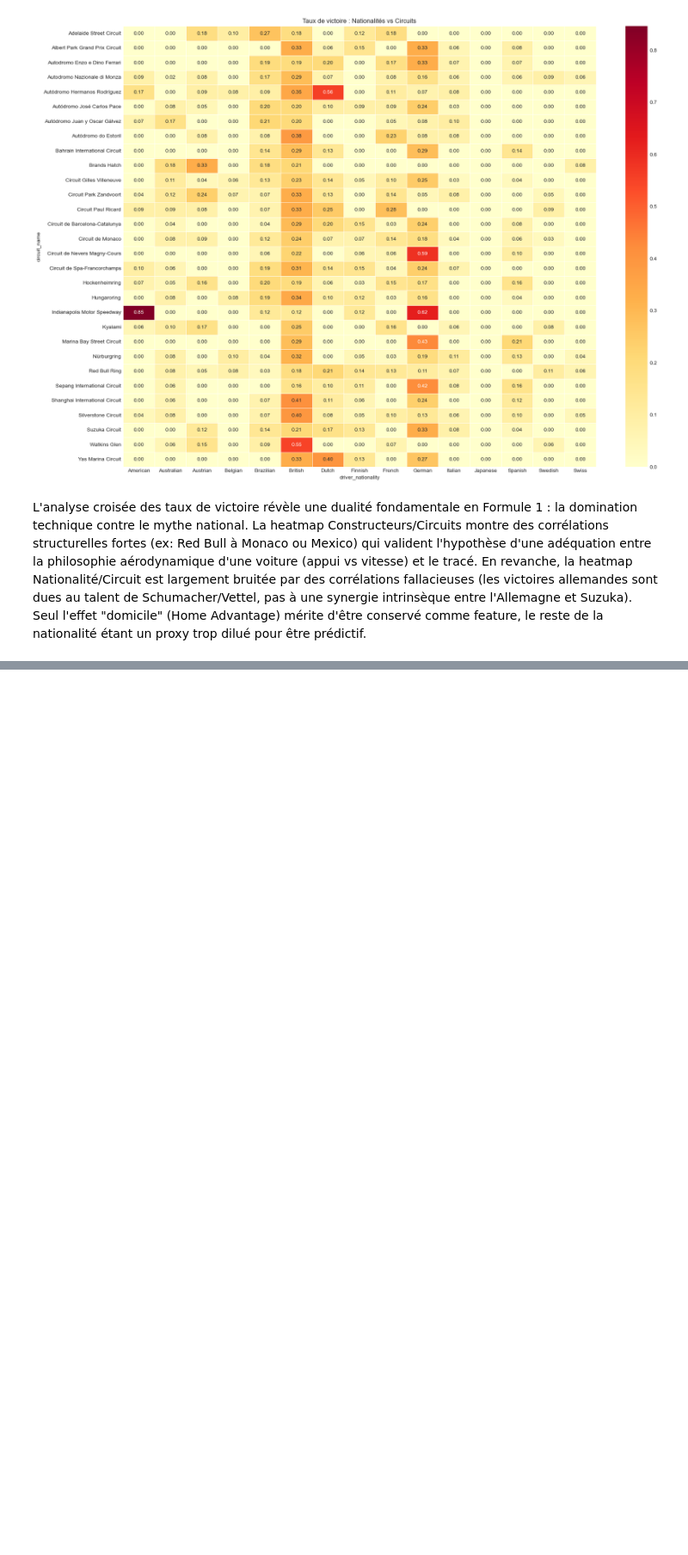
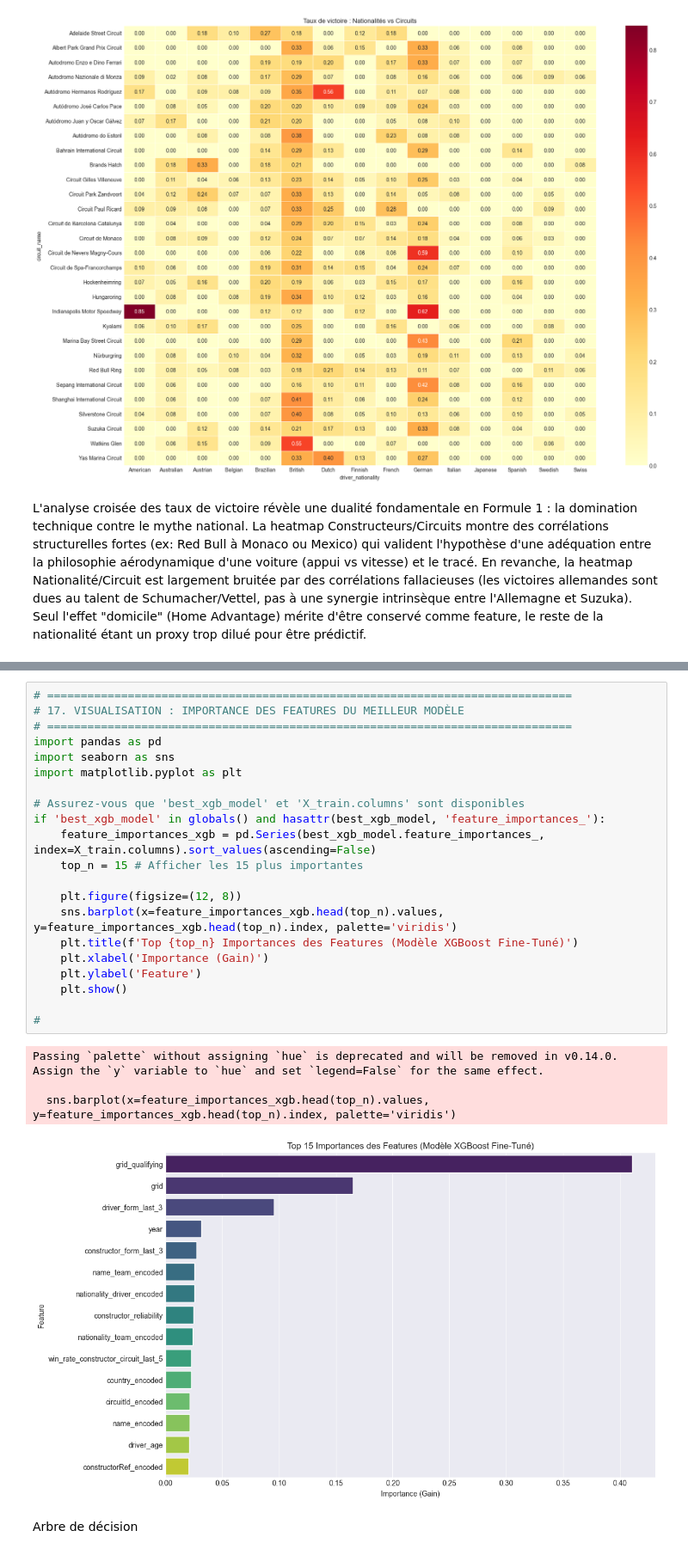
Before and after one commit to antoninnnnn/ProjetF1, a Jupyter notebook: Propre.ipynb, the cells around one changed output, grey strips where cells are left out. Shown at 86% size. Cells and saved outputs as stored; diff of their text form; blank space fills up the shorter version.

```diff
--- a/Propre.ipynb
+++ b/Propre.ipynb
@@ -1502,0 +2395,28 @@ print(df[['year', 'constructorId', 'circuitId', 'win_rate_constructor_circuit_la
+# %%
+# ==============================================================================
+# 17. VISUALISATION : IMPORTANCE DES FEATURES DU MEILLEUR MODÈLE
+# ==============================================================================
+import pandas as pd
+import seaborn as sns
+import matplotlib.pyplot as plt
+
+# Assurez-vous que 'best_xgb_model' et 'X_train.columns' sont disponibles
+if 'best_xgb_model' in globals() and hasattr(best_xgb_model, 'feature_importances_'):
+    feature_importances_xgb = pd.Series(best_xgb_model.feature_importances_, index=X_train.columns).sort_values(ascending=False)
+    top_n = 15 # Afficher les 15 plus importantes
+
+    plt.figure(figsize=(12, 8))
+    sns.barplot(x=feature_importances_xgb.head(top_n).values, y=feature_importances_xgb.head(top_n).index, palette='viridis')
+    plt.title(f'Top {top_n} Importances des Features (Modèle XGBoost Fine-Tuné)')
+    plt.xlabel('Importance (Gain)')
+    plt.ylabel('Feature')
+    plt.show()
+
+#
+# %% [output]
+Passing `palette` without assigning `hue` is deprecated and will be removed in v0.14.0. Assign the `y` variable to `hue` and set `legend=False` for the same effect.
+
+  sns.barplot(x=feature_importances_xgb.head(top_n).values, y=feature_importances_xgb.head(top_n).index, palette='viridis')
+[figure, added]
+# %% [markdown]
+Arbre de décision
```
Also changed, not shown: parts of 32 cells of this notebook.
